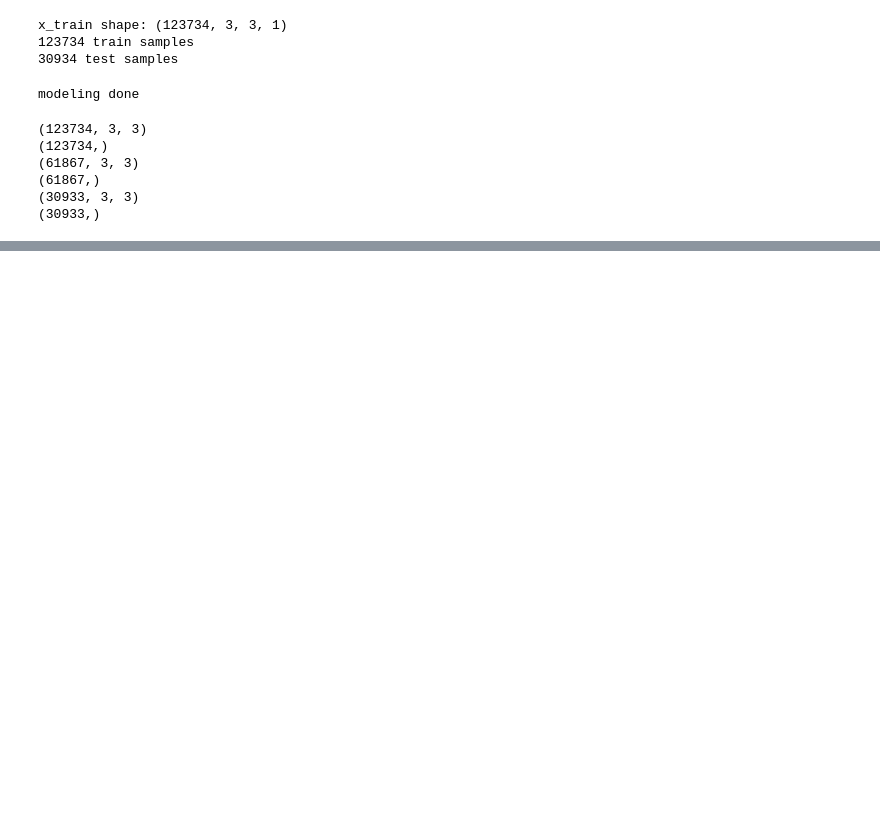
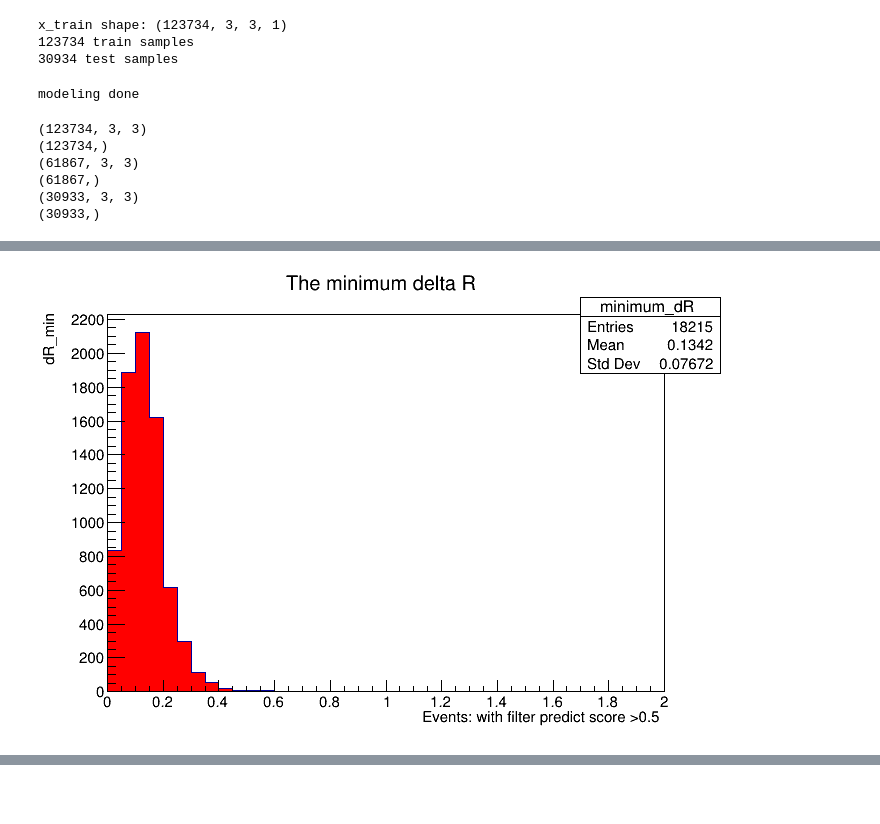
Before and after one commit to GitoPR/BoostedJetML, a Jupyter notebook: BoostedJet_modified.ipynb, the cells around one changed output, grey strips where cells are left out. Drawn from its saved outputs; the diff is of its cells as text; code cells hidden in the pictures; blank space fills up the shorter version.

```diff
--- a/BoostedJet_modified.ipynb
+++ b/BoostedJet_modified.ipynb
@@ -534,0 +657,16 @@ alldata.shape
+# %%
+#print(scores[49])
+
+deltaR_hist = root.TH1F("minimum_dR ", "The minimum delta R; Events: with filter predict score >0.5 ; dR_min", 40, 0, 2 )
+
+for value in dR_min:
+    deltaR_hist.Fill(value)
+
+deltaR_hist.SetFillColor(2)
+
+Tcan = root.TCanvas()
+deltaR_hist.Draw()
+
+Tcan.Draw()
+# %% [output]
+[figure, added]
```
Also changed, not shown: parts of 20 cells of this notebook, 3 other files.
